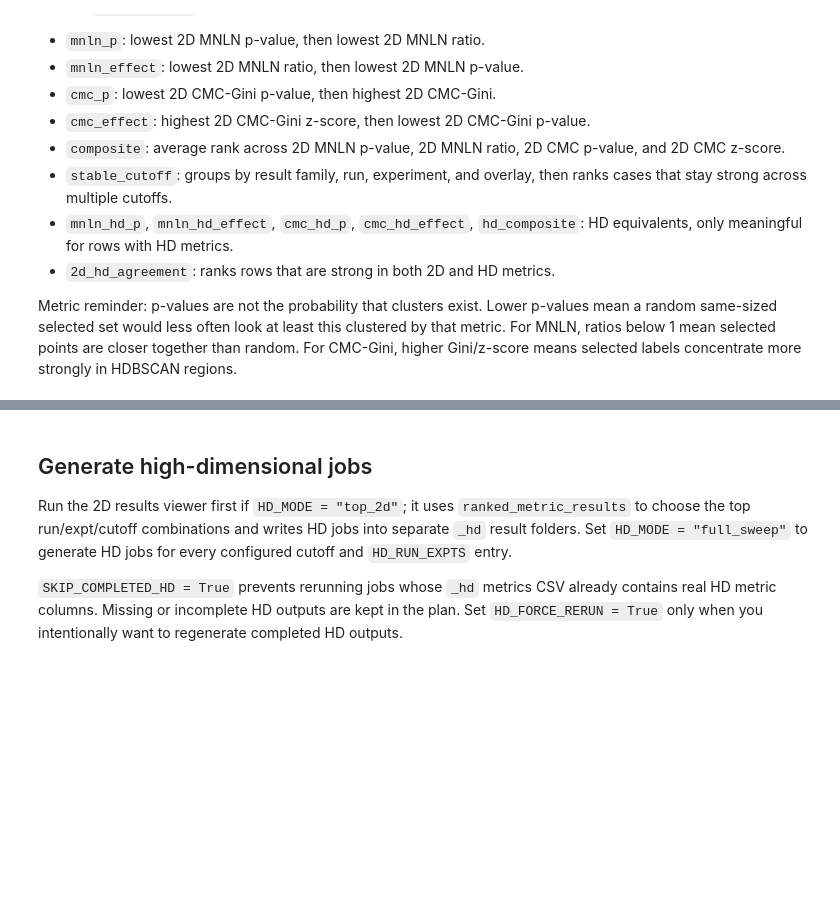
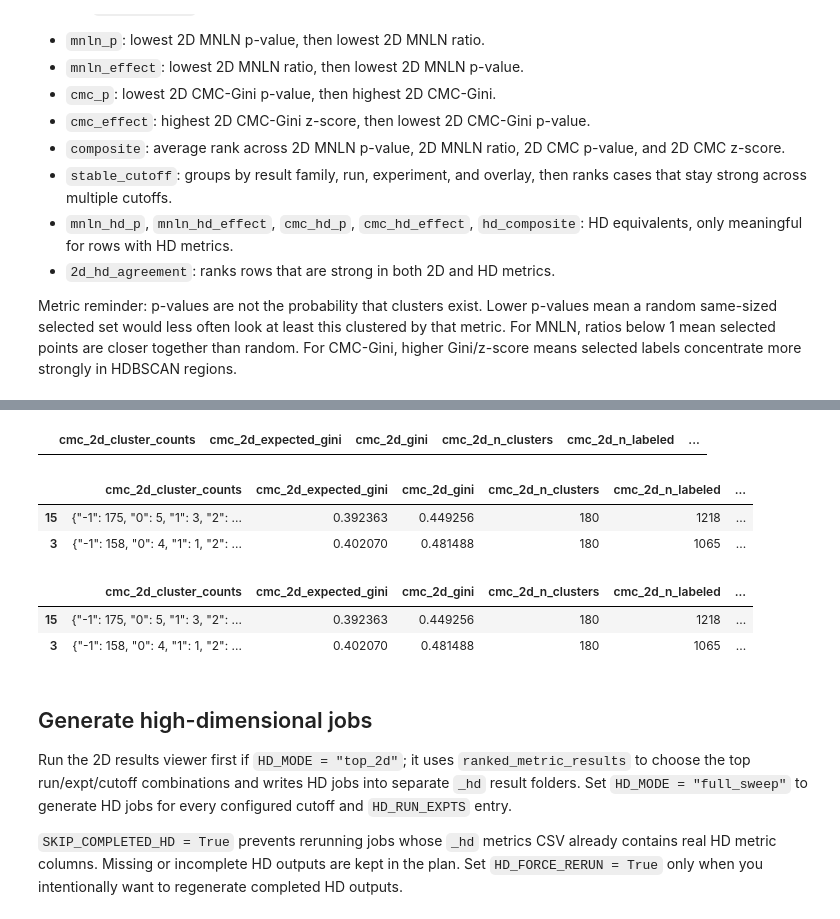
Before and after one commit to diegomiura/Hyrax-Research, a Jupyter notebook: static_umap_metric_run_script_generator.ipynb, the cells around one changed output, grey strips where cells are left out. Drawn from its saved outputs; the diff is of its cells as text; code cells hidden in the pictures; blank space fills up the shorter version.

Commit message:
Results shown for highdim

```diff
--- a/static_umap_metric_run_script_generator.ipynb
+++ b/static_umap_metric_run_script_generator.ipynb
@@ -852,3 +927,33 @@ all_metric_results, ranked_metric_results = display_multicutoff_results()
+# %%
+all_metric_results[
+    (all_metric_results["result_family"].eq("hd")) &
+    (all_metric_results["mnln_hd_ratio"] < 1) &
+    (all_metric_results["mnln_hd_p_value"] < 0.05)
+].sort_values(["mnln_hd_p_value", "mnln_hd_ratio"])
+# %% [output]
+|  | cmc_2d_cluster_counts | cmc_2d_expected_gini | cmc_2d_gini | cmc_2d_n_clusters | cmc_2d_n_labeled | ... |
+# %%
+all_metric_results[
+    (all_metric_results["result_family"].eq("hd")) &
+    (all_metric_results["has_highdim_metrics"]) &
+    (all_metric_results["cmc_hd_p_value"] < 0.05) &
+    (all_metric_results["cmc_hd_z_score"] > 0)
+].sort_values(["cmc_hd_p_value", "cmc_hd_z_score"], ascending=[True, False])
+# %% [output]
+|  | cmc_2d_cluster_counts | cmc_2d_expected_gini | cmc_2d_gini | cmc_2d_n_clusters | cmc_2d_n_labeled | ... |
+| 15 | {"-1": 175, "0": 5, "1": 3, "2": ... | 0.392363 | 0.449256 | 180 | 1218 | ... |
+| 3 | {"-1": 158, "0": 4, "1": 1, "2": ... | 0.402070 | 0.481488 | 180 | 1065 | ... |
+# %%
+all_metric_results[
+    (all_metric_results["result_family"].eq("hd")) &
+    (all_metric_results["has_highdim_metrics"]) &
+    (all_metric_results["cmc_hd_p_value"] < 0.05) &
+    (all_metric_results["cmc_hd_z_score"] > 0)
+].sort_values(["cmc_hd_p_value", "cmc_hd_z_score"], ascending=[True, False])
+# %% [output]
+|  | cmc_2d_cluster_counts | cmc_2d_expected_gini | cmc_2d_gini | cmc_2d_n_clusters | cmc_2d_n_labeled | ... |
+| 15 | {"-1": 175, "0": 5, "1": 3, "2": ... | 0.392363 | 0.449256 | 180 | 1218 | ... |
+| 3 | {"-1": 158, "0": 4, "1": 1, "2": ... | 0.402070 | 0.481488 | 180 | 1065 | ... |
 # %% [markdown]
 ## Generate high-dimensional jobs
 
```
Also changed, not shown: parts of 9 cells of this notebook.
